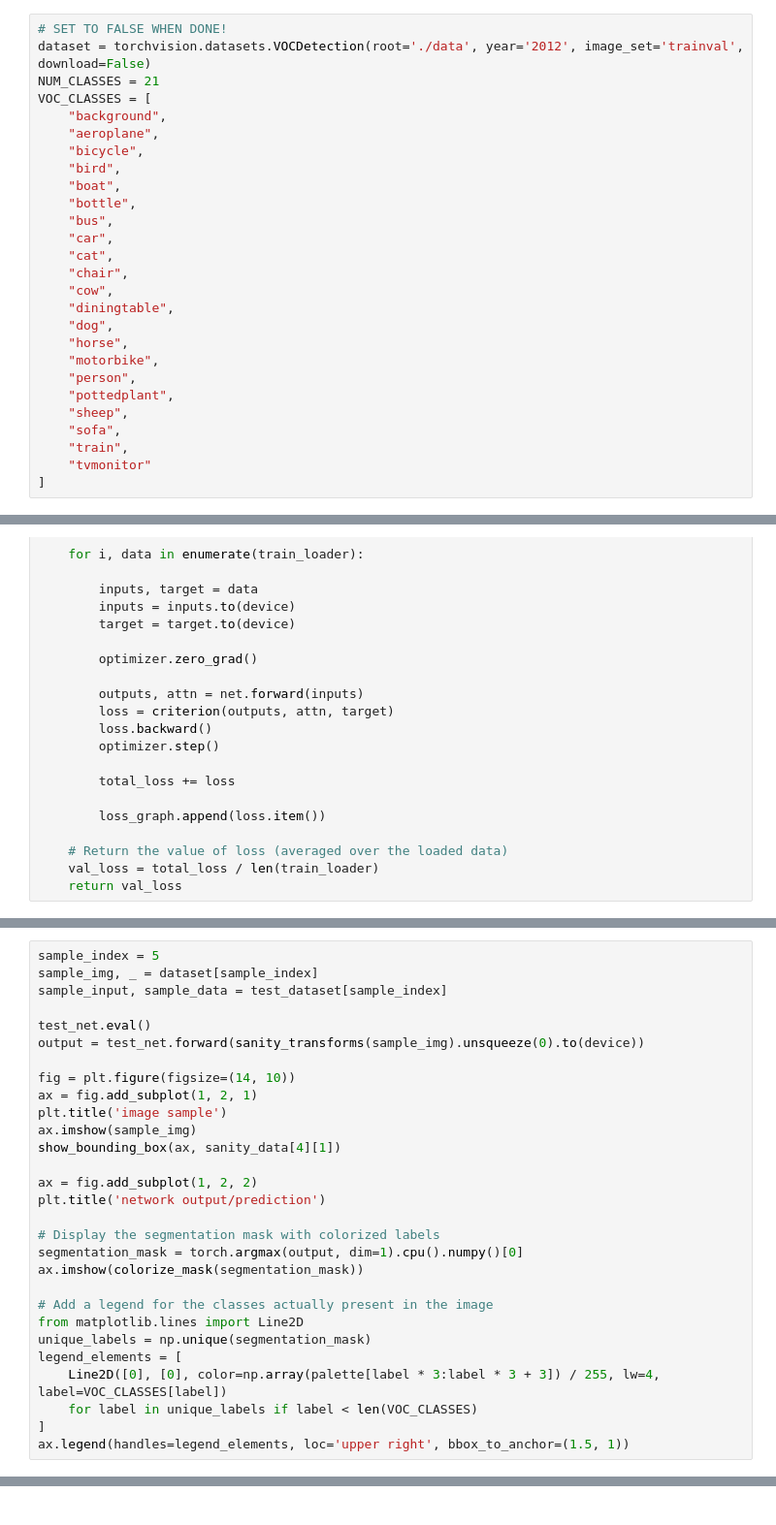
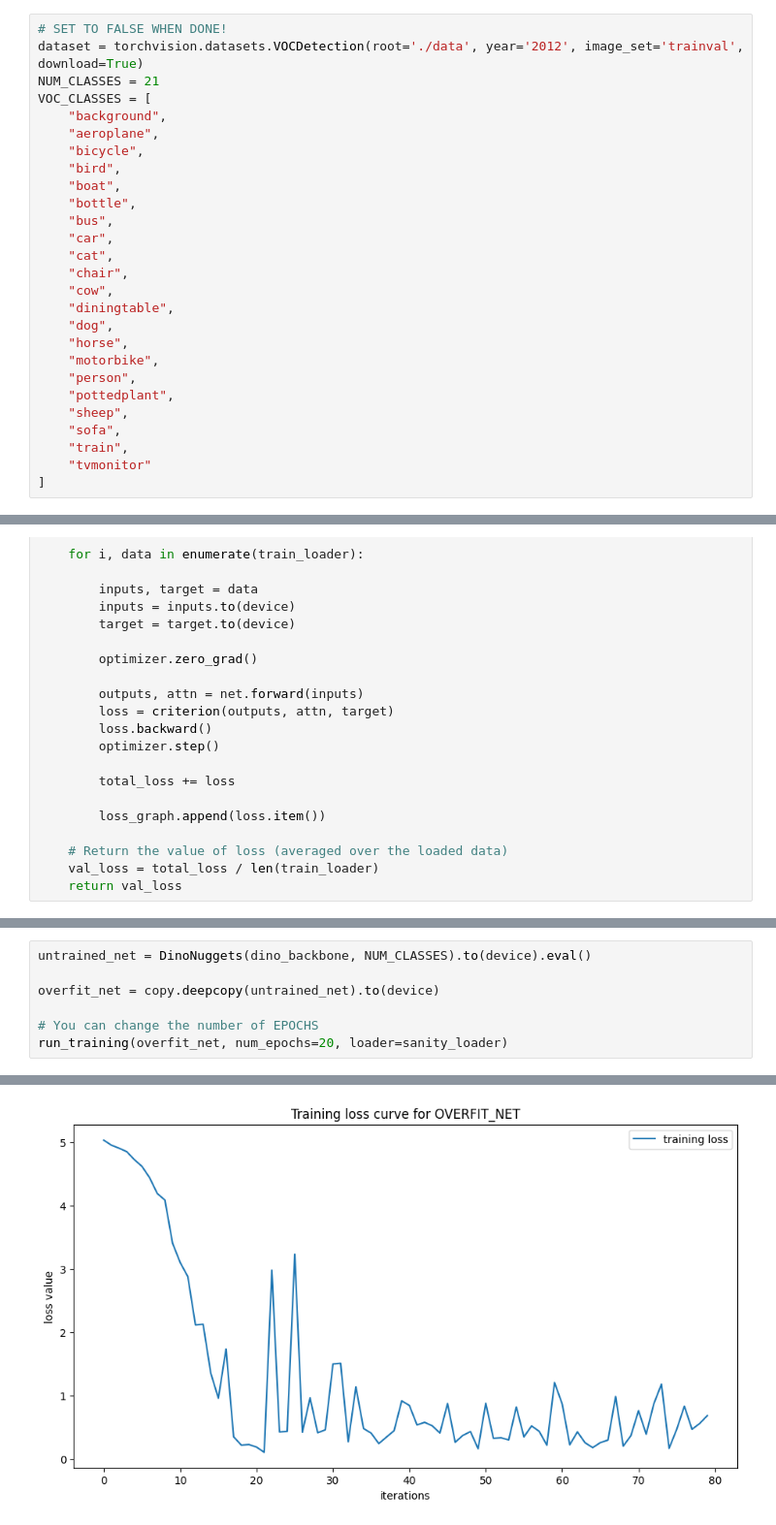
Before and after one commit to tofuuuuuuu/cs484-final-project, a Jupyter notebook: wsss.ipynb, the cells around one changed output, grey strips where cells are left out. Shown at 97% size. Saved outputs shown, nothing was run; the diff lists cells and outputs as text.

Commit message:
made general function for training, result comparison

```diff
--- a/wsss.ipynb
+++ b/wsss.ipynb
@@ -26,7 +26,7 @@ Loading test data.
 We chose the PASCAL VOC 2012 dataset. From our research, it appears to a popular reliable dataset that is not too large or complicated. It also has the bounding boxes required for WSSS.
 # %%
 # SET TO FALSE WHEN DONE!
-dataset = torchvision.datasets.VOCDetection(root='./data', year='2012', image_set='trainval', download=False)
+dataset = torchvision.datasets.VOCDetection(root='./data', year='2012', image_set='trainval', download=True)
 NUM_CLASSES = 21
 VOC_CLASSES = [
     "background",
@@ -659,29 +501,8 @@ Epoch: 1 Loss: 0.6628752946853638
-# %%
-sample_index = 5
-sample_img, _ = dataset[sample_index]
-sample_input, sample_data = test_dataset[sample_index]
-
-test_net.eval()
-output = test_net.forward(sanity_transforms(sample_img).unsqueeze(0).to(device))
-
-fig = plt.figure(figsize=(14, 10))
-ax = fig.add_subplot(1, 2, 1)
-plt.title('image sample')
-ax.imshow(sample_img)
-show_bounding_box(ax, sanity_data[4][1])
-
-ax = fig.add_subplot(1, 2, 2)
-plt.title('network output/prediction')
-
-# Display the segmentation mask with colorized labels
-segmentation_mask = torch.argmax(output, dim=1).cpu().numpy()[0]
-ax.imshow(colorize_mask(segmentation_mask))
-
-# Add a legend for the classes actually present in the image
-from matplotlib.lines import Line2D
-unique_labels = np.unique(segmentation_mask)
-legend_elements = [
-    Line2D([0], [0], color=np.array(palette[label * 3:label * 3 + 3]) / 255, lw=4, label=VOC_CLASSES[label])
-    for label in unique_labels if label < len(VOC_CLASSES)
-]
-ax.legend(handles=legend_elements, loc='upper right', bbox_to_anchor=(1.5, 1))
+# %%
+untrained_net = DinoNuggets(dino_backbone, NUM_CLASSES).to(device).eval()
+
+overfit_net = copy.deepcopy(untrained_net).to(device)
+
+# You can change the number of EPOCHS
+run_training(overfit_net, num_epochs=20, loader=sanity_loader)
+# %% [output]
@@ -687,0 +526 @@ ax.legend(handles=legend_elements, loc='upper right', bbox_to_anchor=(1.5, 1))
+[figure, added]
```
Also changed, not shown: parts of 16 cells of this notebook.
